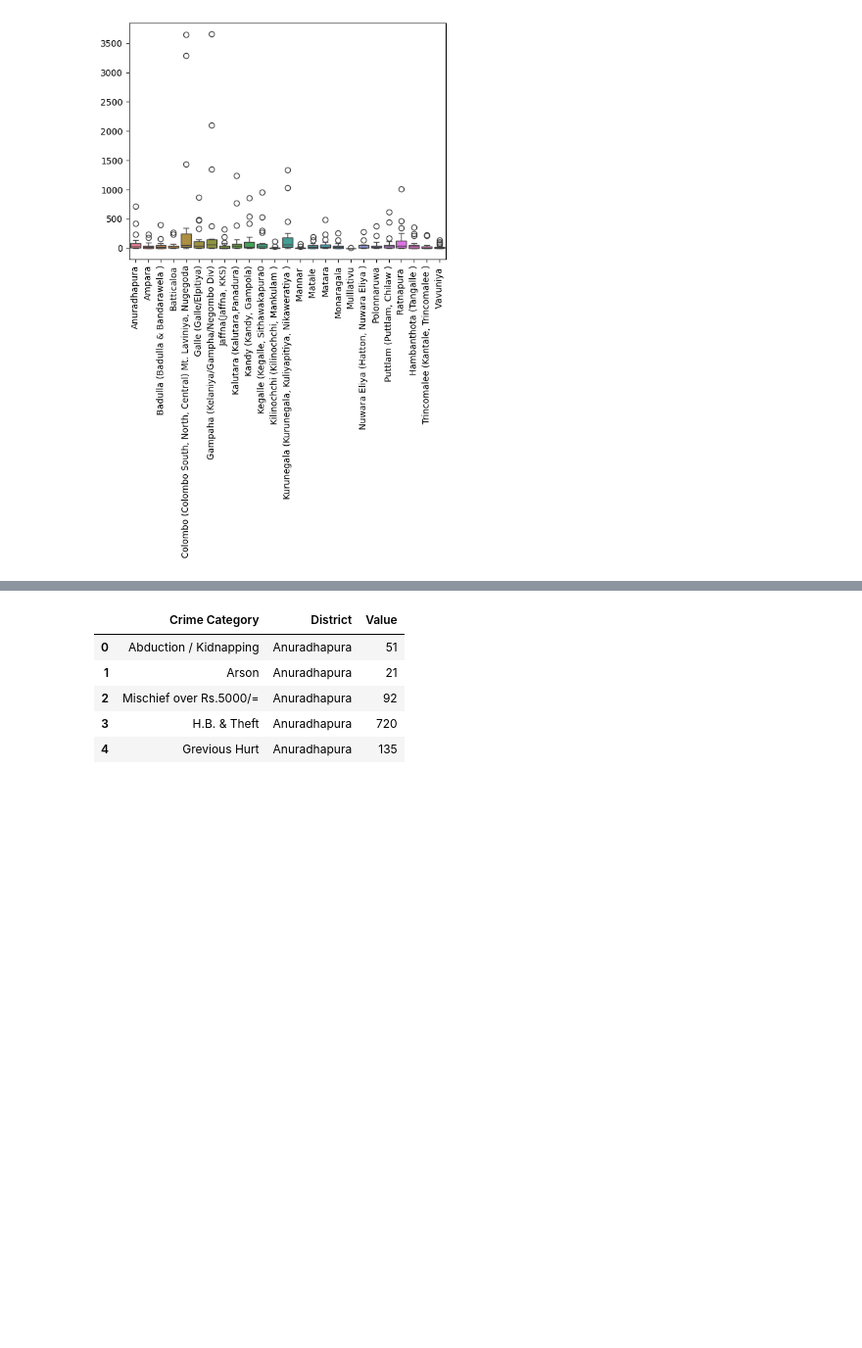
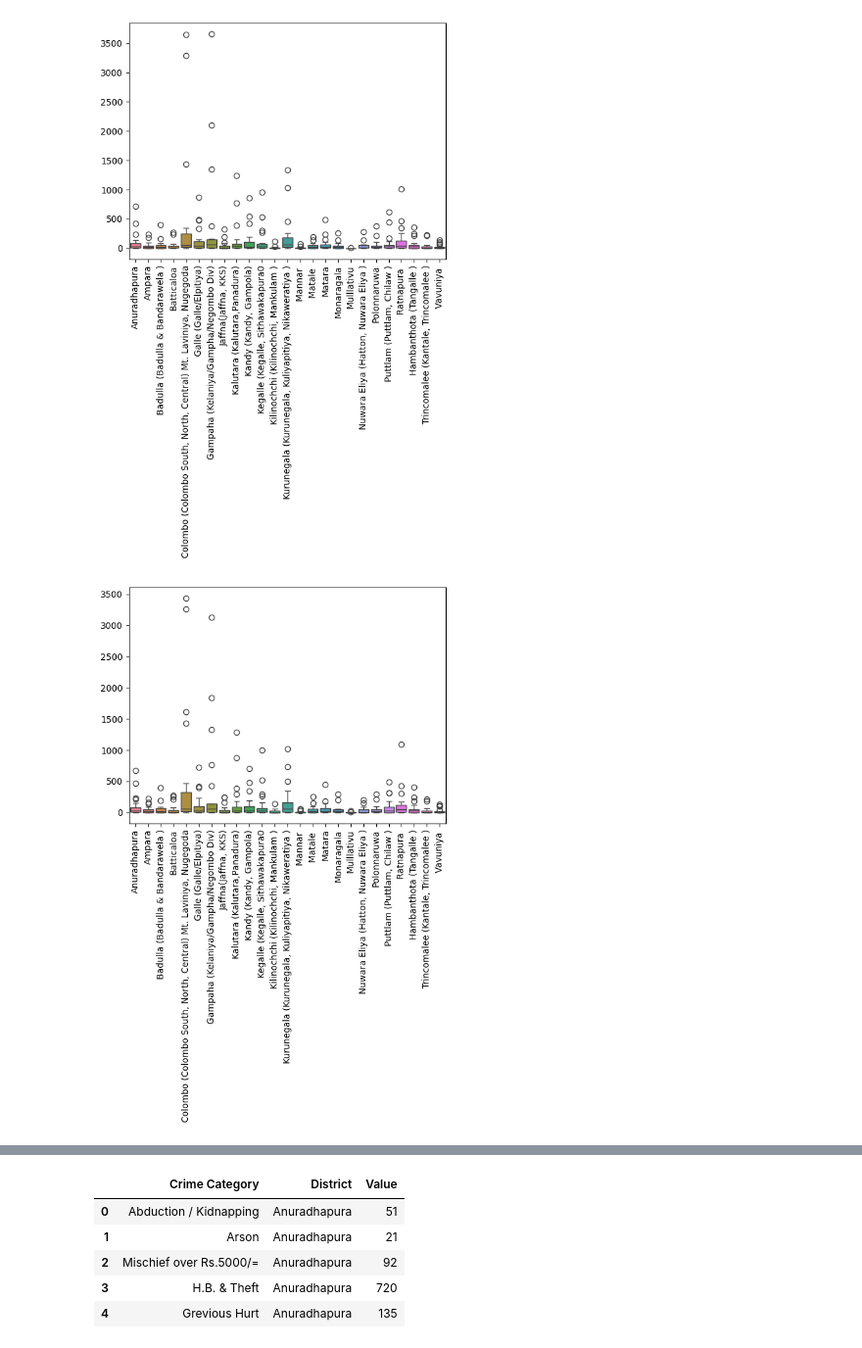
Before and after one commit to Sandanu87/DSPL_ICW, a Jupyter notebook: ICW_data_prep.ipynb, the cells around one changed output, grey strips where cells are left out. Shown at 98% size. Saved outputs shown, nothing was run; the diff lists cells and outputs as text; code cells hidden in the pictures; blank space fills up the shorter version.

```diff
--- a/ICW_data_prep.ipynb
+++ b/ICW_data_prep.ipynb
@@ -311,3 +310,11 @@ plt.xticks(rotation=90)
 plt.show()
 # %% [output]
 [figure]
+# %%
+import seaborn as sns
+import matplotlib.pyplot as plt
+sns.boxplot(data=df_11)
+plt.xticks(rotation=90)
+plt.show()
+# %% [output]
+[figure, added]
```
Also changed, not shown: parts of 2 cells of this notebook.
